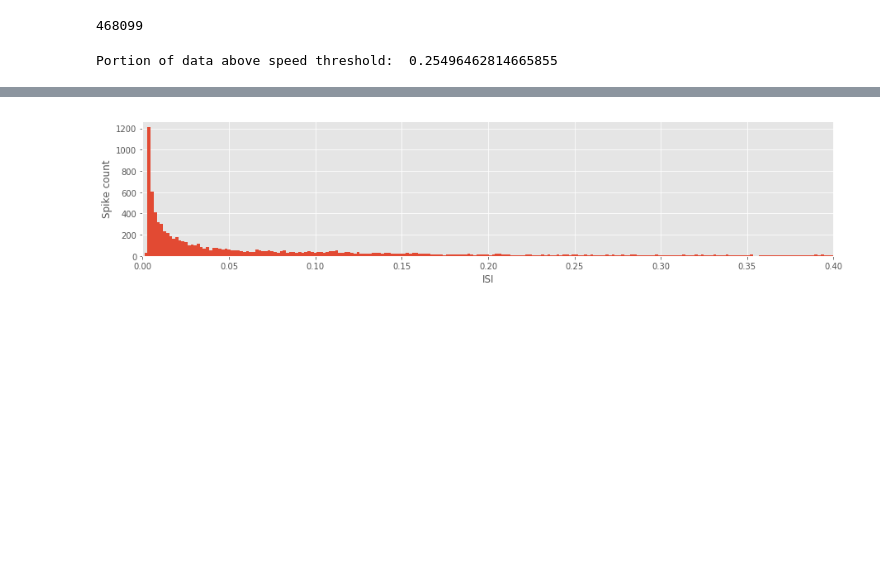
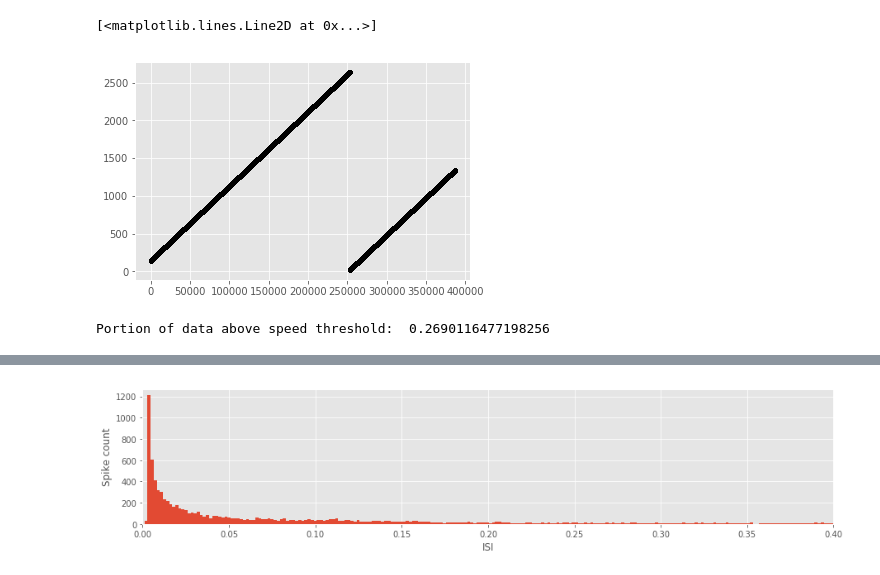
Before and after one commit to kirkesolator/DataHandling, a Jupyter notebook: Untitled.ipynb, the cells around one changed output, grey strips where cells are left out. Saved outputs shown, nothing was run; the diff lists cells and outputs as text; code cells hidden in the pictures; blank space fills up the shorter version.

```diff
--- a/Untitled.ipynb
+++ b/Untitled.ipynb
@@ -88,13 +110,14 @@ for value in md.Sniff.TS_PC:
             md.Sniff.trigIDX.append(n)
         else:
             n += 1
-# %%
-len(md.Sniff.trigIDX)
-# %% [output]
-468099
+# %%
+plt.plot(md.Sniff.TS_PC,'.k')
+# %% [output]
+[<matplotlib.lines.Line2D at 0x...>]
+[figure, added]
 # %%
 # Get speed and filter for each position time stamp
-velT = 2
+velT = 1
 hm = np.diff(md.Position.Value)
 hmm = np.diff(md.Position.TS_PC)
 md.Position['Velocity'] = []
@@ -106,7 +129,7 @@ for n,value in enumerate(hm):
 
 print('Portion of data above speed threshold: ', len(md.Position.VelFilt)/len(md.Position.Velocity))
 # %% [output]
-Portion of data above speed threshold:  0.25496462814665855
+Portion of data above speed threshold:  0.2690116477198256
 # %%
 # SPIKES SPIKES SPIKES SPIKES SPIKES SPIKES SPIKES SPIKES SPIKES SPIKES Open spike trigger indices from Matlab
 with open('/Users/torstensola/Documents/MATLAB/ts_n.csv') as csvfile:
```
Also changed, not shown: parts of 8 cells of this notebook.
